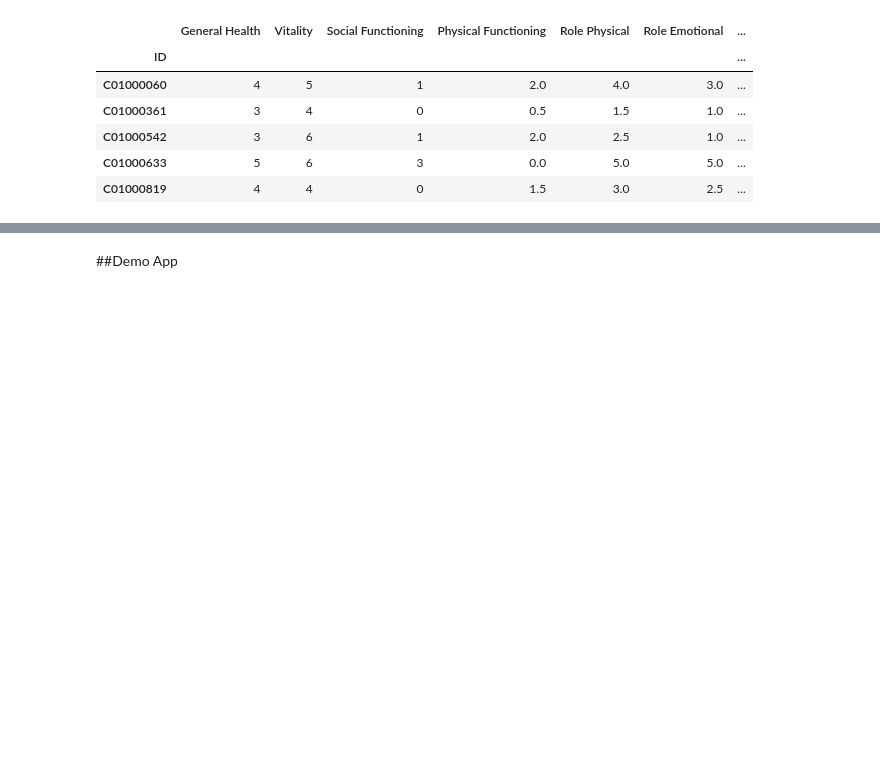
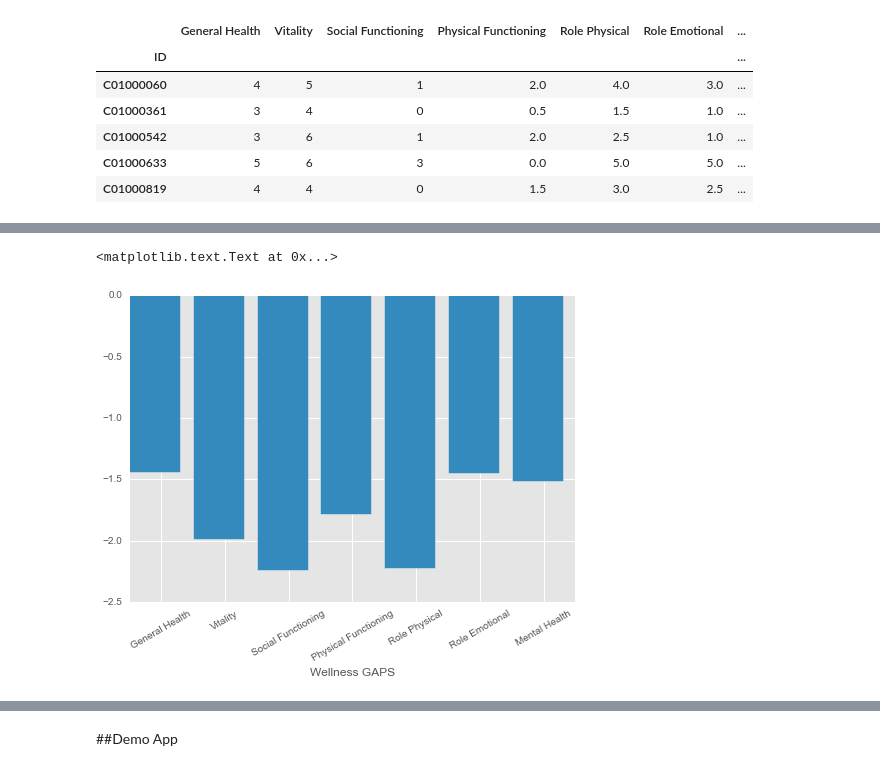
Before and after one commit to cesleem/DAT_SF_14, a Jupyter notebook: project/Cluster Analysis.ipynb, the cells around one changed output, grey strips where cells are left out. Drawn from its saved outputs; the diff is of its cells as text; code cells hidden in the pictures; blank space fills up the shorter version.

```diff
--- a/project/Cluster Analysis.ipynb
+++ b/project/Cluster Analysis.ipynb
@@ -565,8 +574,8 @@ wellness_seg.head()
 # %%
 #logistic regression/naive bayes + decision trees
 #@Ceslee: benchmark at better than target.mean
-features_array = wellness_seg[needs_seg.columns[:-1]].values
-target = needs_seg[needs_seg.columns[-1]].values
+features_array = wellness_seg[wellness_seg.columns[:-1]].values
+target = wellness_seg[wellness_seg.columns[-1]].values
 
 #train/test split
 from sklearn.cross_validation import train_test_split
@@ -590,0 +610,11 @@ print 'Baseline Model: {:.3f}'.format(target.mean())
+# %%
+feature_names = wellness_seg.columns[:-1].values
+feature_names
+x = np.arange(len(feature_names))
+plt.bar(x, lr.coef_.ravel())
+_ = plt.xticks(x + 0.5, feature_names, rotation=30)
+
+plt.xlabel('Wellness GAPS')
+# %% [output]
+<matplotlib.text.Text at 0x...>
+[figure, added]
```
Also changed, not shown: parts of 19 cells of this notebook, 1 other file.
